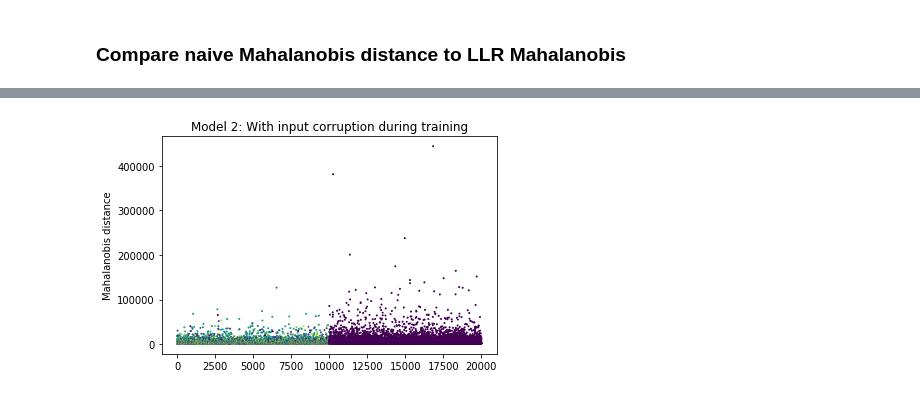
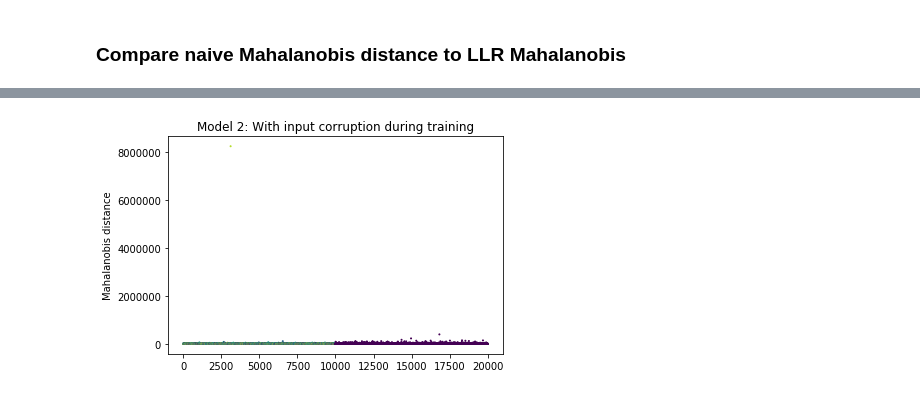
Before and after one commit to BalahariVignesh/simple-faster-rcnn-pytorch, a Jupyter notebook: notebook_experiments/mahalanobis_llr.ipynb, the cells around one changed output, grey strips where cells are left out. Saved outputs shown, nothing was run; the diff lists cells and outputs as text; code cells hidden in the pictures.

```diff
--- a/notebook_experiments/mahalanobis_llr.ipynb
+++ b/notebook_experiments/mahalanobis_llr.ipynb
@@ -588,7 +651,7 @@ Params to learn:
          classifier.6.weight
          classifier.6.bias
 # %%
-NUM_EPOCHS = 40
+NUM_EPOCHS = 100
 if TRAIN:
     # Train and evaluate
     model, val_hist, train_hist = train_model(model,
@@ -643,7 +727,7 @@ if TRAIN:
     for model, result_file in [(model1, 'mahal_llr_1.h5'), (model2, 'mahal_llr_2.h5')]:
         model.eval()
 
-        for dataset in ['train_no_aug', 'val', 'ood', 'svhn']:
+        for dataset in ['train_no_aug', 'val', 'ood', 'svhn', 'imagenet_resize']:
             softmax_outputs = []
             mahalanobis_features = []
             labels_out = []
@@ -770,7 +865,7 @@ for i, result_file in enumerate(['mahal_llr_1.h5', 'mahal_llr_2.h5']):
 # %%
 for i, result_file in enumerate(['mahal_llr_1.h5', 'mahal_llr_2.h5']):
     if TRAIN:
-        for dataset in ['val', 'ood']:#, 'svhn']:
+        for dataset in ['val', 'ood', 'svhn', 'imagenet_resize']:
             with h5py.File(result_file, 'r') as f:
                 g = f[dataset]
                 labels = g['labels'][()]
@@ -839,5 +949,15 @@ svhn
 # %%
 OOD_SET = 'ood'
+
+def softmax(x, axis=1):
+    """Compute softmax values for each sets of scores in x."""
+    e_x = np.exp(x - np.max(x))
+    return e_x / np.expand_dims(e_x.sum(axis=axis), axis)
+
+
+def llr(d1, d2):
+    ii = d1.argmin(axis=1)
+    return np.diag(d1.take(ii, axis=1)) - np.diag(d2.take(ii, axis=1))
 
 with h5py.File('mahal_llr_1.h5', 'r') as f:
     d1_val = f['val/mahalanobis_all_dists'][()]
@@ -851,15 +971,8 @@ with h5py.File('mahal_llr_1.h5', 'r') as f:
     labels_val = f['val/labels'][()]
     labels_ood = f[f'{OOD_SET}/labels'][()]
 
-def llr(d1, d2):
-    d1 = np.array(d1)
-    d2 = np.array(d2)
-
-    # Get most likely class distance using d1 classifier
-    ii = d1.argmin(axis=1)
-
-    # LLR = - ll1_dists + ll2_dists
-    return (d1.take(ii) - d2.take(ii))
+    softmax_val = softmax(f['val/softmax_outputs'][()])
+    softmax_ood = softmax(f[f'{OOD_SET}/softmax_outputs'][()])
 
 llr_val = llr(d1_val, d2_val)
 llr_ood = llr(d1_ood, d2_ood)
@@ -891,8 +1007,8 @@ plt.show()
 # %%
-other_scores = np.concatenate([d2_val.max(axis=1), d2_ood.max(axis=1)], axis=0)
+other_scores = np.concatenate([d2_val.min(axis=1), d2_ood.min(axis=1)], axis=0)
 plt.scatter(range(len(other_scores)), other_scores, c=labels, s=1)
 plt.title("Model 2: With input corruption during training")
 plt.ylabel("Mahalanobis distance")
 plt.show()
 # %% [output]
-[figure, old version]
+[figure, new version]
```
Also changed, not shown: parts of 31 cells of this notebook, 3 other files.
